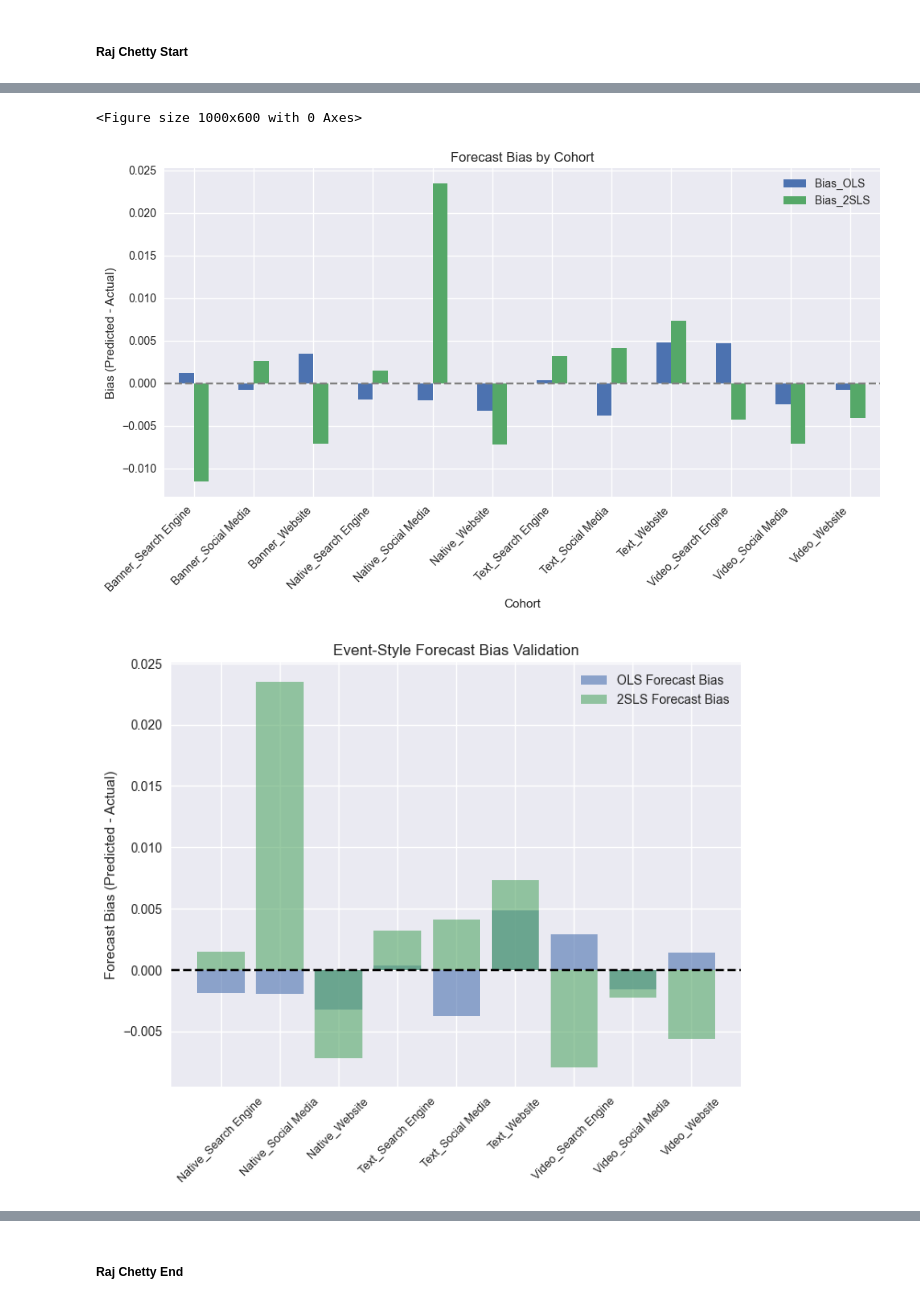
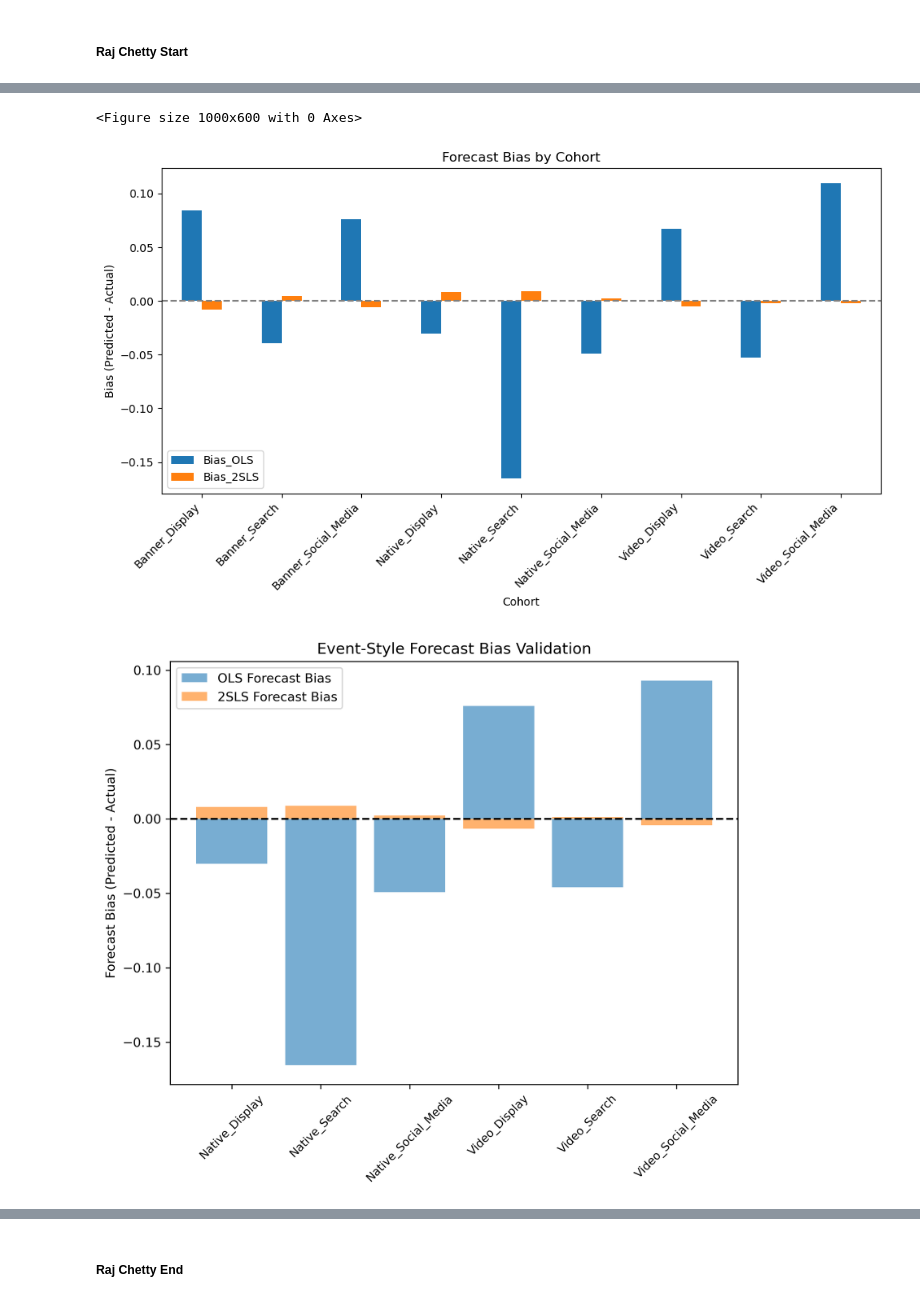
Before and after one commit to IanTaiAhn/econ6550, a Jupyter notebook: project/project_v3.ipynb, the cells around one changed output, grey strips where cells are left out. Cells and saved outputs as stored; diff of their text form; code cells hidden in the pictures.

```diff
--- a/project/project_v3.ipynb
+++ b/project/project_v3.ipynb
@@ -1207,8 +1207,8 @@ def generate_example_data(n=1000):
 ##### Start of Implementation
 # %%
 # Cleaning and preprocessing
-df = pd.read_csv('../datasets/project/Dataset_Ads.csv')
-# df = generate_example_data(n=5000)
+# df = pd.read_csv('../datasets/project/Dataset_Ads.csv')
+df = generate_example_data(n=5000)
 print("\n" + "="*60)
 print('ORIGINAL DATASET')
 print("="*60)
@@ -1840,7 +1839,7 @@ plt.tight_layout()
 plt.show()
 # %% [output]
 <Figure size 1000x600 with 0 Axes>
-[figure, old version]
+[figure, new version]
 # %%
 # Event style validation
 # Example: simulate a shock by changing Ad_Type for half the sample
@@ -1861,17 +1860,17 @@ event_comparison = forecast_summary.merge(actual_summary, on='Cohort')
 event_comparison['ForecastBias_OLS'] = event_comparison['CR_pred_OLS'] - event_comparison['Conversion_Rate']
 event_comparison['ForecastBias_2SLS'] = event_comparison['CR_pred_2SLS'] - event_comparison['Conversion_Rate']
 # %%
-plt.figure(figsize=(8,6))
+plt.figure(figsize=(8,6), dpi=300)
 plt.bar(event_comparison['Cohort'], event_comparison['ForecastBias_OLS'], alpha=0.6, label='OLS Forecast Bias')
 plt.bar(event_comparison['Cohort'], event_comparison['ForecastBias_2SLS'], alpha=0.6, label='2SLS Forecast Bias')
 plt.axhline(0, color='black', linestyle='--')
 plt.ylabel('Forecast Bias (Predicted - Actual)')
 plt.title('Event-Style Forecast Bias Validation')
 plt.xticks(rotation=45, fontsize=9)  # Rotate labels and shrink font size
 plt.legend()
 plt.show()
 # %% [output]
-[figure, old version]
+[figure, new version]
 # %%
 plot_cohort_list(event_comparison, title="Event-Style Cohorts After Shock")
 # %% [output]
```
Also changed, not shown: parts of 24 cells of this notebook, 1 other file.
